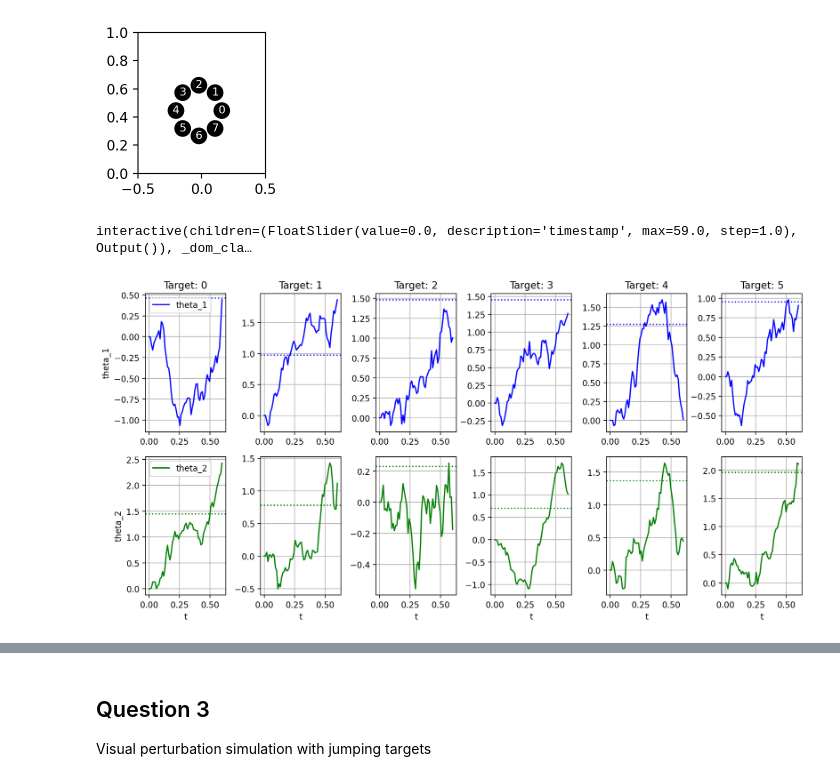
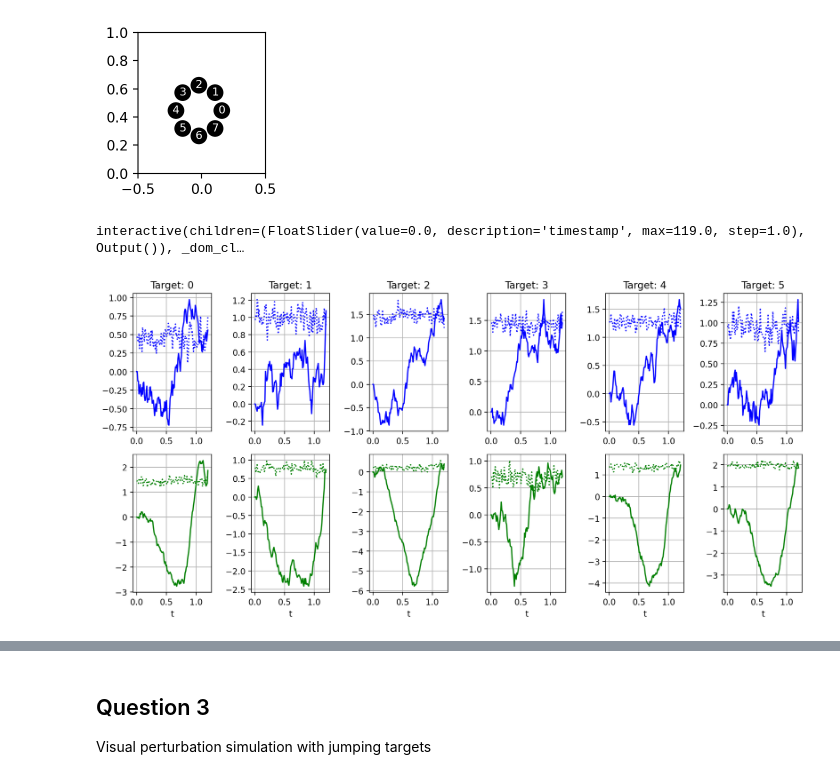
Before and after one commit to Nachtraven/LGBIO2072_Stochastic-Optimal-Control, a Jupyter notebook: LGBIO2072_Project_I.ipynb, the cells around one changed output, grey strips where cells are left out. Drawn from its saved outputs; the diff is of its cells as text; code cells hidden in the pictures.

```diff
--- a/LGBIO2072_Project_I.ipynb
+++ b/LGBIO2072_Project_I.ipynb
@@ -158,15 +151,14 @@ x0 = np.array([0, 0, 0, 0, 0, 0])
 
 #Target
 motion_time = 1.2
-simulation_time = motion_time
 timestep = 0.01
+nStep = int(np.round(motion_time/timestep))
 
 theta_1_target = math.pi/4
 theta_2_target = math.pi/2
 xt = np.array([theta_1_target, theta_2_target, theta_1_target/motion_time, theta_2_target/motion_time, 0, 0])
 
-# #State vector
-# x = np.concatenate((x0, xt)) #the state vector contains the state and the target
 
-nStep = int(np.round(simulation_time/timestep))
-x_hat_list = simulate(x0, xt, motion_time, timestep)
+
+######## Question 1 ##########
+basic_simulation = simulate(x0, xt, motion_time, timestep, noise=0.0025)
@@ -245,14 +223,21 @@ interactive(children=(FloatSlider(value=0.0, description='timestamp', max=119.0,
 t = np.linspace(0, motion_time, nStep)
 theta_1_traj = []
 theta_2_traj = []
-for x_ in x_hat_list :
+
+theta_1_targ = []
+theta_2_targ = []
+
+for x_ in basic_simulation:
   theta_1_traj.append(x_[0])
   theta_2_traj.append(x_[1])
+  theta_1_targ.append(x_[6])
+  theta_2_targ.append(x_[7])
+
 
 fig, axs = plt.subplots(2, 1, figsize=(10, 8))  # 2 rows, 1 column
 
 axs[0].plot(t, theta_1_traj, label="theta_1", color="blue")
-axs[0].axhline(y=theta_1_target, color="blue", linestyle="dotted", label=f"target = {theta_1_target}")
+axs[0].plot(t, theta_1_targ, label="theta_1_target", color="blue", linestyle="dotted")
 axs[0].set_title("Theta_1")
 axs[0].set_xlabel("t")
 axs[0].set_ylabel("theta_1")
@@ -260,7 +245,7 @@ axs[0].legend()
 axs[0].grid(True)
 
 axs[1].plot(t, theta_2_traj, label="theta_2", color="green")
-axs[1].axhline(y=theta_2_target, color="green", linestyle="dotted", label=f"target = {theta_2_target}")
+axs[1].plot(t, theta_2_targ, label="theta_2_target", color="green", linestyle="dotted")
 axs[1].set_title("Theta_2")
 axs[1].set_xlabel("t")
 axs[1].set_ylabel("theta_2")
@@ -357,9 +318,10 @@ import ipywidgets as widgets  # interactive display
 %config InlineBackend.figure_format = 'retina'
 my_layout = widgets.Layout()
 
+this_sim = list_of_reaching_movements[5]
 
 @widgets.interact(
-    timestamp=widgets.FloatSlider(0, min=0, max=len(x_hat_list)-1, step=1, layout=my_layout)
+    timestamp=widgets.FloatSlider(0, min=0, max=len(this_sim)-1, step=1, layout=my_layout)
 
 )
 
@@ -369,7 +331,7 @@ def visualize_arm(timestamp):
     l2 = 0.33
 
     # Extract the angles for the arm and the target
-    theta_1, theta_2, _, _, _, _, theta_1_target, theta_2_target, _, _, _, _ = x_hat_list[int(timestamp)]
+    theta_1, theta_2, _, _, _, _, theta_1_target, theta_2_target, _, _, _, _ = this_sim[int(timestamp)]
 
     # Function to compute the (x, y) coordinates of the joints and end effector
     def compute_positions(theta_1, theta_2, l1, l2):
@@ -398,61 +360,49 @@ def visualize_arm(timestamp):
     ax.plot([base[0], joint[0], end_effector[0]], [base[1], joint[1], end_effector[1]],
             marker='o', label='Current Arm State', color='blue')
 
-    # # Plot the target
-    # ax.scatter(target_end_effector[0], target_end_effector[1],
-    #         color='red', label='Target', s=100, zorder=5)
-
-    ax.scatter([targ[0] for targ in targets], [targ[1] for targ in targets], label="Target pos")
-
-    # Add labels to each point
-    for i, targ in enumerate(targets):
-        ax.annotate(str(i), (targ[0], targ[1]), ha='center', va='center', fontsize=8, color='white',
-                    bbox=dict(boxstyle='circle', facecolor='black', edgecolor='none'))
+    # Plot the target
+    ax.scatter(target_end_effector[0], target_end_effector[1],
+            color='red', label='Target', s=100, zorder=5)
 
     # Add legend
     ax.legend()
 
     plt.show()
 # %% [output]
-interactive(children=(FloatSlider(value=0.0, description='timestamp', max=59.0, step=1.0), Output()), _dom_cla…
+interactive(children=(FloatSlider(value=0.0, description='timestamp', max=119.0, step=1.0), Output()), _dom_cl…
 # %%
 target_angles = joint_angles[0:6]
+graphs_to_gen = len(list_of_reaching_movements[0:6])
 
-graphs_to_gen = len(list_of_x_hat_list[0:6])
-
-fig, axs = plt.subplots(2, graphs_to_gen, figsize=(12, 6))  # 2 rows, 1 column
+fig, axs = plt.subplots(2, graphs_to_gen, figsize=(12, 6))
 
 for i in range(0, graphs_to_gen):
 
   t = np.linspace(0, motion_time, nStep)
   theta_1_traj = []
   theta_2_traj = []
   theta_1_targ = []
   theta_2_targ = []
-  for x_ in list_of_x_hat_list[i] :
+  for x_ in list_of_reaching_movements[i] :
     theta_1_traj.append(x_[0])
     theta_2_traj.append(x_[1])
+    theta_1_targ.append(x_[6])
+    theta_2_targ.append(x_[7])
 
   axs[0][i].plot(t, theta_1_traj, color="blue", label="theta_1")
-  axs[0][i].axhline(y=target_angles[i][0], color="blue", linestyle="dotted")#, label=f"target = {target_angles[i][0]}")
+  axs[0][i].plot(t, theta_1_targ, label="theta_1_target", color="blue", linestyle="dotted")
   axs[0][i].set_title("Target: " + str(i))
-  if (i == 0):
-    axs[0][i].set_ylabel("theta_1")
-    axs[0][i].legend()
   axs[0][i].grid(True)
 
   axs[1][i].plot(t, theta_2_traj, color="green", label="theta_2")
-  axs[1][i].axhline(y=target_angles[i][1], color="green", linestyle="dotted")#, label=f"target = {target_angles[i][1]}")
+  axs[1][i].plot(t, theta_2_targ, label="theta_2_target", color="green", linestyle="dotted")
   axs[1][i].set_xlabel("t")
-  if (i == 0):
-    axs[1][i].set_ylabel("theta_2")
-    axs[1][i].legend()
   axs[1][i].grid(True)
 
 plt.tight_layout()
 plt.show()
 # %% [output]
-[figure, old version]
+[figure, new version]
 # %%
 target_angles = joint_angles[4:8]
 
```
Also changed, not shown: parts of 19 cells of this notebook.
